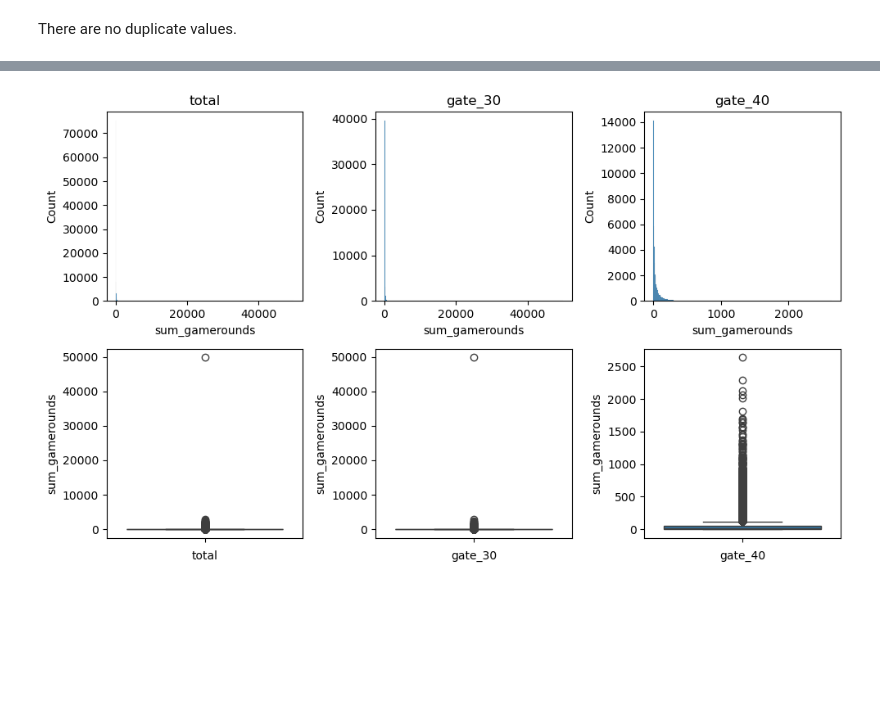
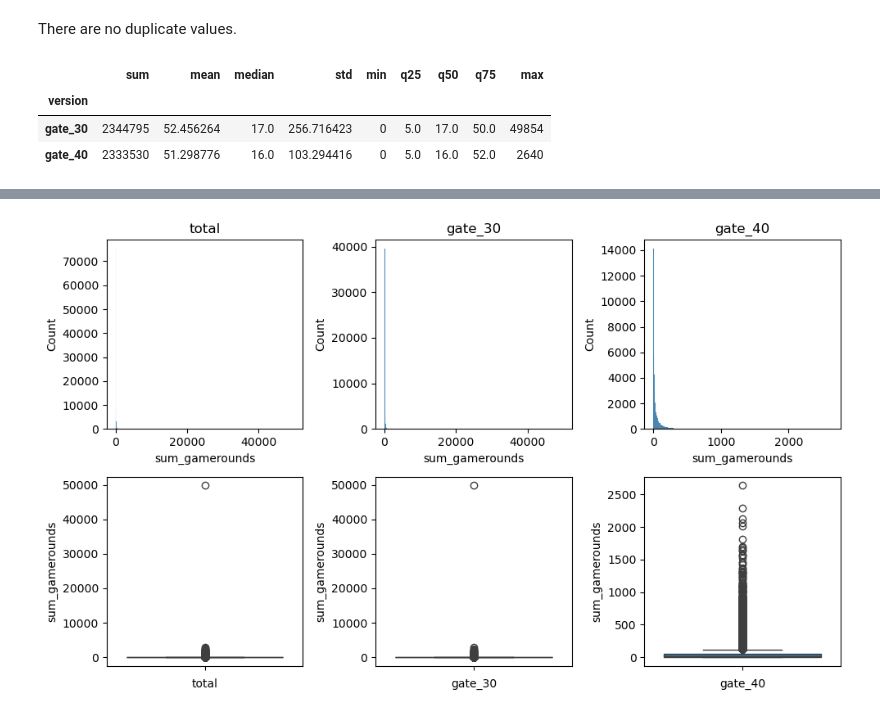
Before and after one commit to Itaru2018/Cookie_cats, a Jupyter notebook: notebook/cookie_cats.ipynb, the cells around one changed output, grey strips where cells are left out. Drawn from its saved outputs; the diff is of its cells as text; code cells hidden in the pictures; blank space fills up the shorter version.

Commit message:
summary stats of gamerounds are added

```diff
--- a/notebook/cookie_cats.ipynb
+++ b/notebook/cookie_cats.ipynb
@@ -73,3 +73,16 @@ df['userid'].duplicated().sum()
 np.int64(0)
 # %% [markdown]
 There are no duplicate values.
+# %%
+# Get a summary statistics of sum_gamerounds
+df_game_summary_stats = df.groupby('version')['sum_gamerounds']\
+                                        .agg(['sum', 'mean', 'median', 'std','min',
+                                              ('q25', lambda x: x.quantile(0.25)),
+                                              ('q50', lambda x: x.quantile(0.5)),
+                                              ('q75', lambda x: x.quantile(0.75)), 'max'])
+df_game_summary_stats
+# %% [output]
+|  | sum | mean | median | std | min | q25 | q50 | q75 | max |
+| version |  |  |  |  |  |  |  |  |  |
+| gate_30 | 2344795 | 52.456264 | 17.0 | 256.716423 | 0 | 5.0 | 17.0 | 50.0 | 49854 |
+| gate_40 | 2333530 | 51.298776 | 16.0 | 103.294416 | 0 | 5.0 | 16.0 | 52.0 | 2640 |
```
Also changed, not shown: parts of 10 cells of this notebook.
